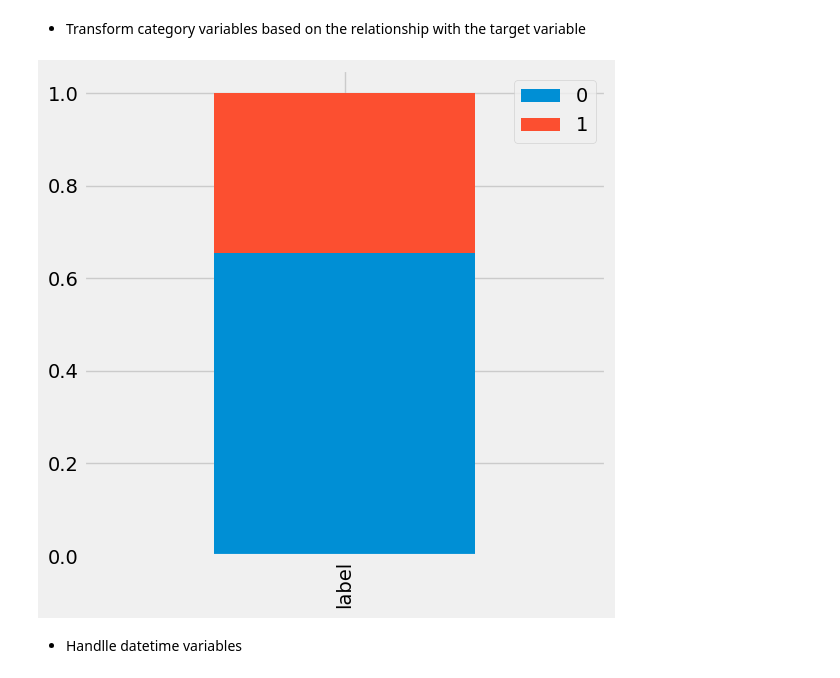
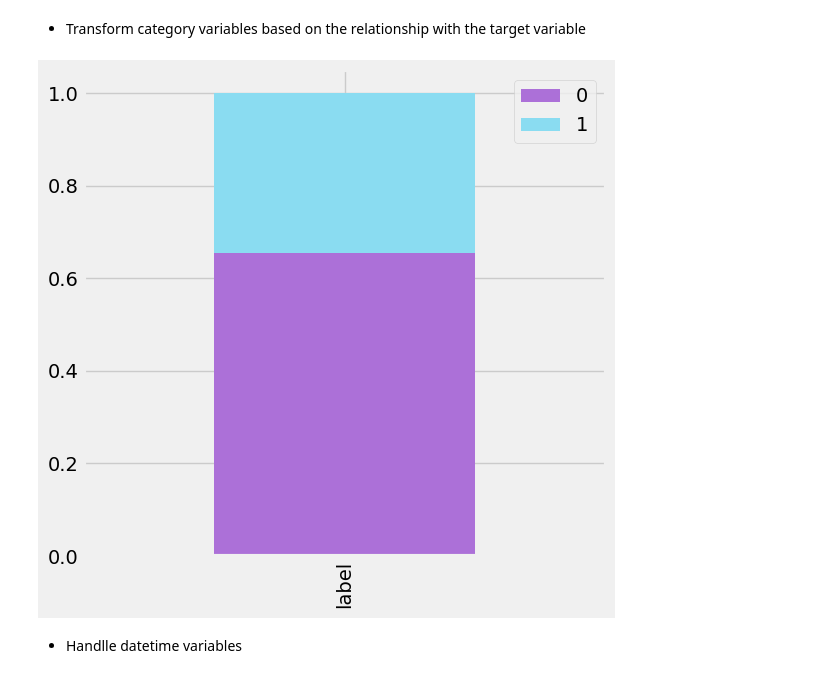
Before and after one commit to dribblewithclong/Attacker-2022, a Jupyter notebook: 1_eda_cleaning.ipynb, the cells around one changed output. Saved outputs shown, nothing was run; the diff lists cells and outputs as text; code cells hidden in the pictures.

```diff
--- a/1_eda_cleaning.ipynb
+++ b/1_eda_cleaning.ipynb
@@ -293,10 +297,10 @@ test_df.drop(['cat_1','cat_2','cat_7','cat_9','sex'],axis=1,inplace=True)
 - Transform category variables based on the relationship with the target variable
 # %%
 # Target variable distribution
-train_df['label'].value_counts(normalize=True).reset_index().T.iloc[[1]].plot(kind='bar',stacked=True,figsize=(6,6))
+train_df['label'].value_counts(normalize=True).reset_index().T.iloc[[1]].plot(kind='bar',stacked=True,figsize=(6,6),color=['#ac70d8','#8adcf1'])
 plt.show()
 # %% [output]
-[figure, old version]
+[figure, new version]
 # %%
 # cat_3
 cat_3_mapping = {
```
Also changed, not shown: parts of 4 cells of this notebook, 1 other file.
